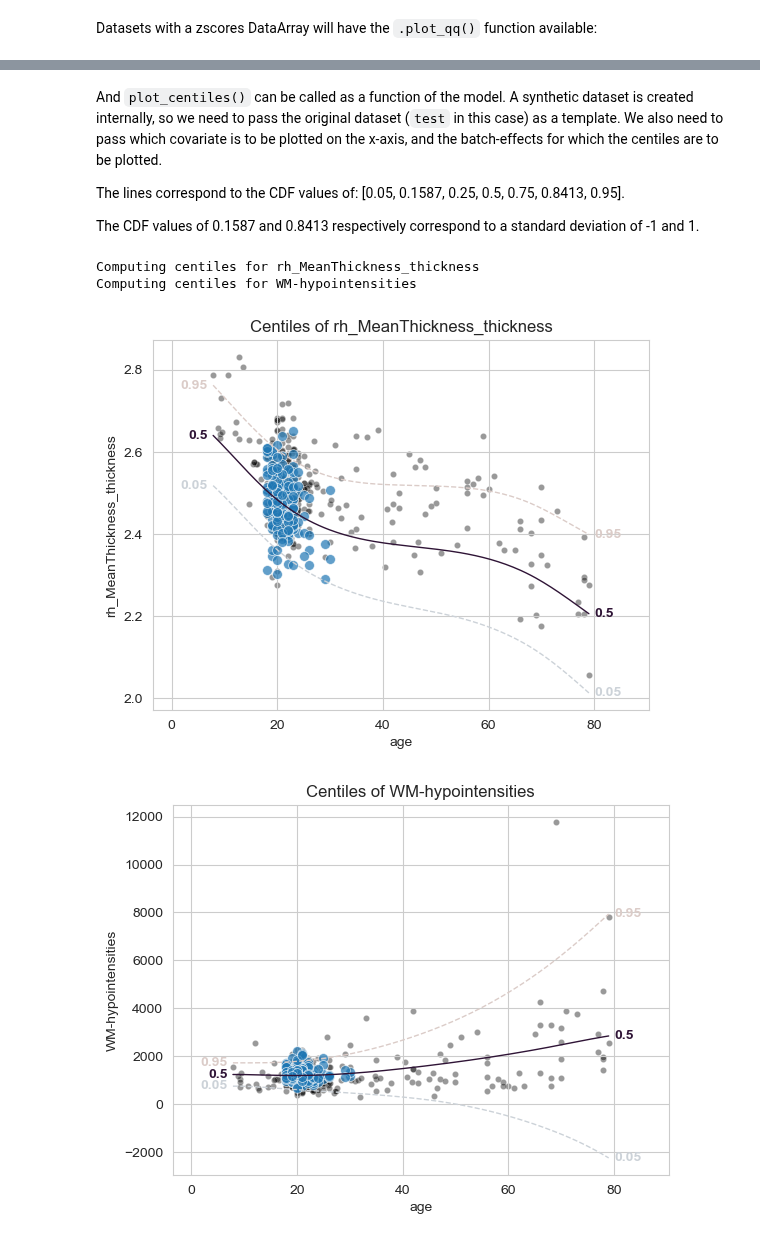
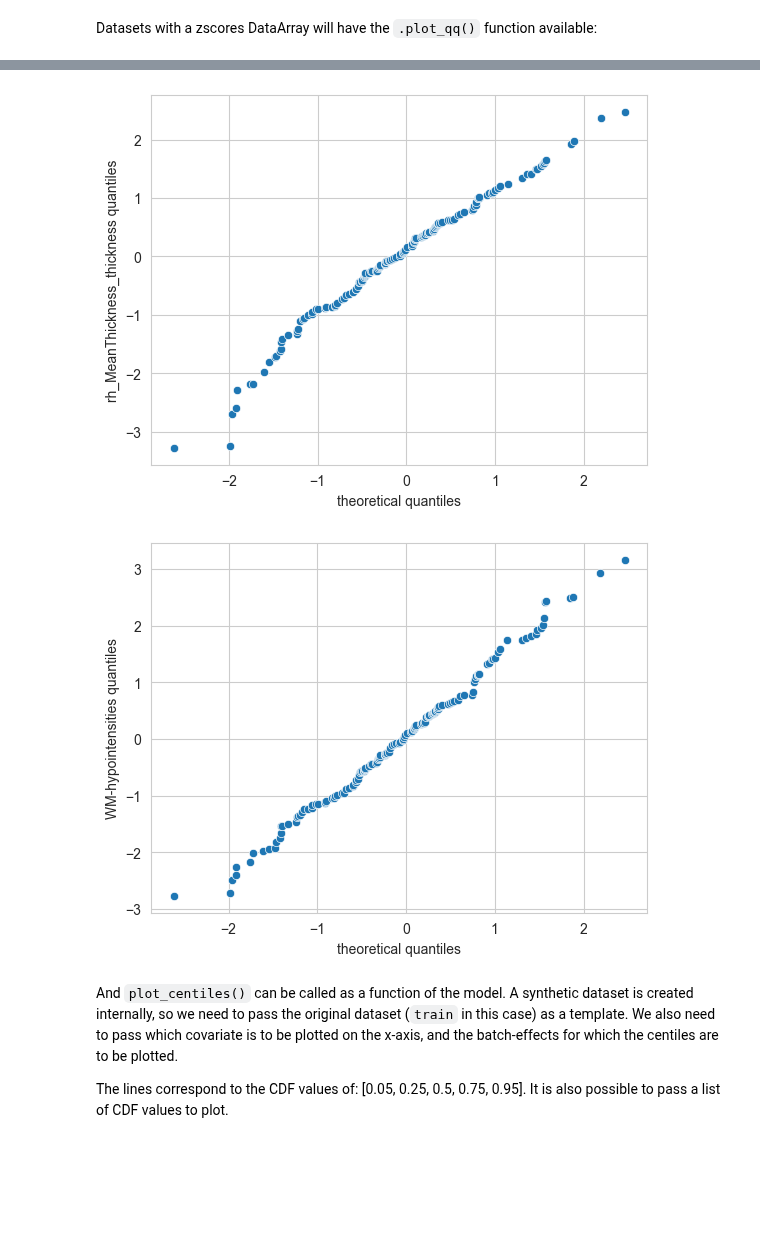
Before and after one commit to amarquand/PCNtoolkit, a Jupyter notebook: example_notebooks/blr_example.ipynb, the cells around one changed output, grey strips where cells are left out. Cells and saved outputs as stored; diff of their text form; code cells hidden in the pictures; blank space fills up the shorter version.

```diff
--- a/example_notebooks/blr_example.ipynb
+++ b/example_notebooks/blr_example.ipynb
@@ -242,23 +251,9 @@ test.plot_qq(bound=2)  # Convenience function that plots the qq plot of the zsco
+# %%
+plot_qq(test)
+# %% [output]
+[figure, added]
+[figure, added]
 # %% [markdown]
-And `plot_centiles()` can be called as a function of the model. A synthetic dataset is created internally, so we need to pass the original dataset (`test` in this case) as a template. We also need to pass which covariate is to be plotted on the x-axis, and the batch-effects for which the centiles are to be plotted.
+And `plot_centiles()` can be called as a function of the model. A synthetic dataset is created internally, so we need to pass the original dataset (`train` in this case) as a template. We also need to pass which covariate is to be plotted on the x-axis, and the batch-effects for which the centiles are to be plotted.
 
-The lines correspond to the CDF values of: [0.05, 0.1587, 0.25, 0.5, 0.75, 0.8413, 0.95].
-
-The CDF values of 0.1587 and 0.8413 respectively correspond to a standard deviation of -1 and 1.
+The lines correspond to the CDF values of: [0.05, 0.25, 0.5, 0.75, 0.95]. It is also possible to pass a list of CDF values to plot.
-# %%
-# test.centiles # the centiles
-norm_hbr.plot_centiles(
-    train,
-    cummul_densities=[0.05, 0.5, 0.95],
-    covariate="age",
-    batch_effects={"site": ["Cambridge_Buckner"]},
-    show_data=True,
-    plt_kwargs={"cmap": "twilight"},
-    markers_data=None,
-    hue_data=None,
-)
-# %% [output]
-Computing centiles for rh_MeanThickness_thickness
-Computing centiles for WM-hypointensities
-[figure, removed]
-[figure, removed]
```
Also changed, not shown: parts of 62 cells of this notebook, 18 other files.
